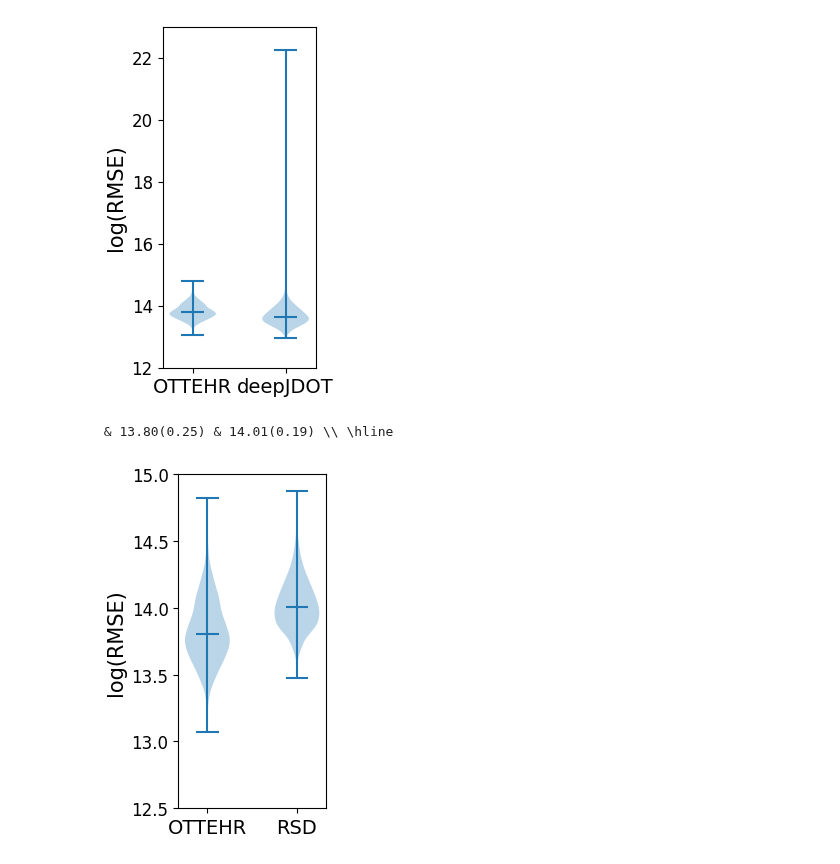
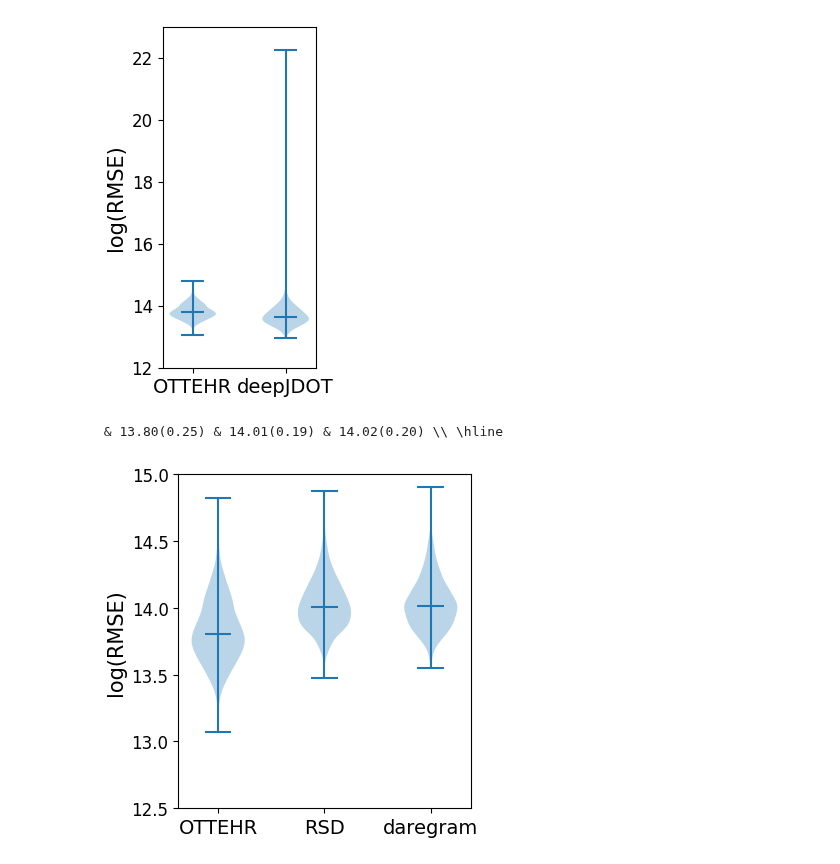
Before and after one commit to causalpathlab/EHR-OT, a Jupyter notebook: mimiciii_exp/admission/analyze_accuracy.ipynb, the cells around one changed output. Saved outputs shown, nothing was run; the diff lists cells and outputs as text; code cells hidden in the pictures.

Commit message:
added benchmarking results for daregram

```diff
--- a/mimiciii_exp/admission/analyze_accuracy.ipynb
+++ b/mimiciii_exp/admission/analyze_accuracy.ipynb
@@ -195,7 +197,7 @@ plt.show()
 # Present the overall performance for OTTEHR and RSD
 # Include this for the rebuttal
 
-trans_metrics = ['OT', 'RSD']
+trans_metrics = ['OT', 'RSD', 'daregram']
 trans_metric_labels = []
 output_dir = os.path.join(os.path.expanduser("~"), f"OTTEHR/outputs/mimiciii")
 
@@ -211,46 +213,54 @@ for group_1 in groups:
     for group_2 in groups:
         if group_1 == group_2:
             continue
-        score_path = os.path.join(output_dir, f"{group_name}_{group_2}2{group_1}_RSD.csv")
         stats = stats_for_metrics(group_name, group_1, group_2, eval_metric, trans_metrics, filter_na=False)
         if stats_combined is None:
             stats_combined = stats
         else:
             stats_combined = np.concatenate((stats_combined, stats), axis=1)
 
 filtered_deepJDOT_results = None
 
 # Print population median and standard deviation
 print_str = ""
+# for i, stats in enumerate(stats_combined):
+#     if i == len(stats_combined)-1:
+#         filtered_deepJDOT_results = [x for x in stats_combined[i] if not pd.isna(x)]
+#         print_str += f' & {median(filtered_deepJDOT_results):.2f}({stdev(filtered_deepJDOT_results):.2f})'
+#     else:
+#         print_str += f' & {median(stats):.2f}({stdev(stats):.2f})'
+# print_str += ' \\\ \hline'
+
 for i, stats in enumerate(stats_combined):
-    if i == len(stats_combined)-1:
-        filtered_deepJDOT_results = [x for x in stats_combined[i] if not pd.isna(x)]
-        print_str += f' & {median(filtered_deepJDOT_results):.2f}({stdev(filtered_deepJDOT_results):.2f})'
+    if i == len(stats_combined)-2: # filter out na for RSD
+        filtered_RSD_results = [x for x in stats_combined[i] if not pd.isna(x)]
+        print_str += f' & {median(filtered_RSD_results):.2f}({stdev(filtered_RSD_results):.2f})'
     else:
         print_str += f' & {median(stats):.2f}({stdev(stats):.2f})'
 print_str += ' \\\ \hline'
 
+
 print(print_str)
 
 # Plot the dataframe
-plt.figure(figsize=[2.5, 4])
+plt.figure(figsize=[4, 4])
 
-plt.violinplot([stats_combined[0], filtered_deepJDOT_results], showmedians=True)
+plt.violinplot([stats_combined[0], filtered_RSD_results, stats_combined[2]], showmedians=True)
 
 plt.xticks(range(1, len(trans_metrics)+1), labels=trans_metric_labels)
 plt.ylabel(f"log({eval_metric})", fontsize=15)
 plt.yticks(fontsize=12)
 plt.xticks(fontsize=12)
 ax = plt.gca()
 ax.set_xticklabels(labels=trans_metric_labels, fontsize=14)
 plt.ylim(12.5, 15)
 fig_path = os.path.join(mimic_output_dir, f"{group_name}_{eval_metric}_deepJDOT.pdf")
 plt.tight_layout()
 plt.savefig(fig_path, bbox_inches='tight')
 plt.show()
 # %% [output]
- & 13.80(0.25) & 14.01(0.19) \\ \hline
+ & 13.80(0.25) & 14.01(0.19) & 14.02(0.20) \\ \hline
-[figure, old version]
+[figure, new version]
 # %%
 # Calculate the pairwise performance for OTTEHR, TCA, CA, GFK and deepJDOT
 # Include this in the supplementary materials
```
Also changed, not shown: parts of 2 cells of this notebook, 53 other files.
